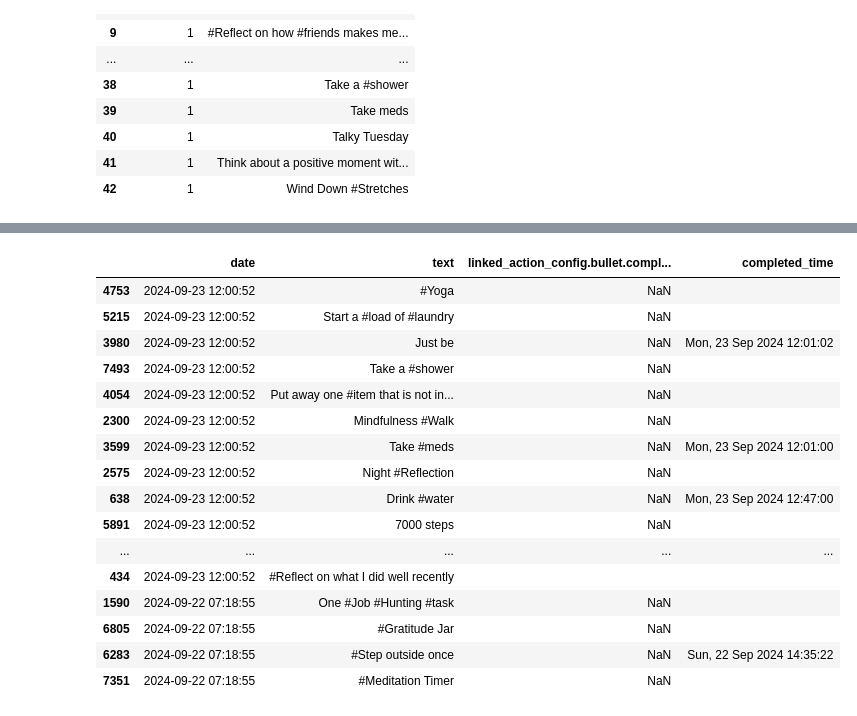
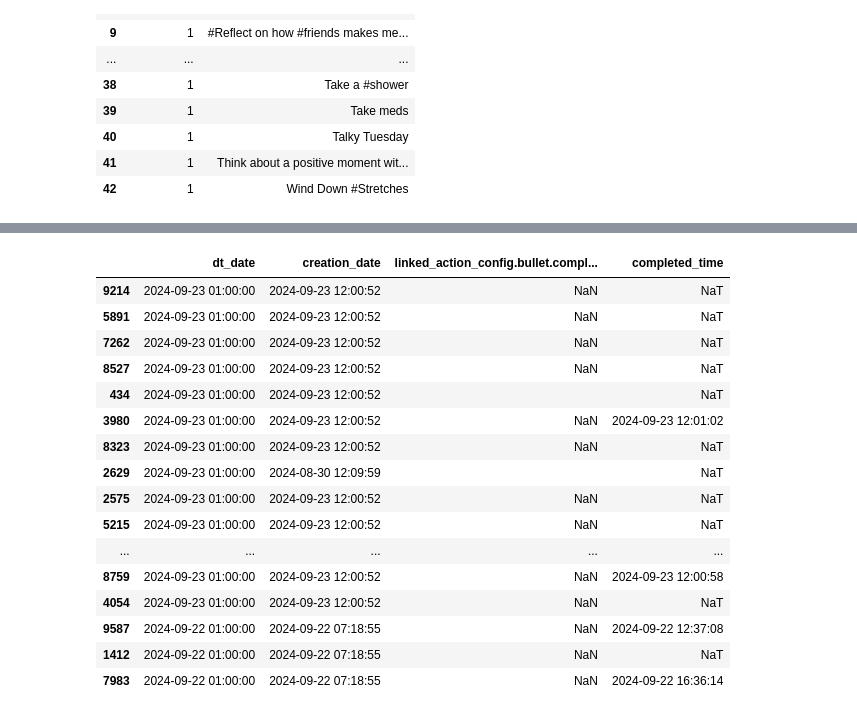
Before and after one commit to kaley-neufeld/Mental-Health-Project, a Jupyter notebook: explanatory variables exploration.ipynb, the cells around one changed output, grey strips where cells are left out. Drawn from its saved outputs; the diff is of its cells as text; code cells hidden in the pictures.

```diff
--- a/explanatory variables exploration.ipynb
+++ b/explanatory variables exploration.ipynb
@@ -3,7 +3,7 @@ import pandas as pd
 # %%
 data_location = 'C:/Users/kaley/OneDrive/Documents/Coding Stuff/Data Science/Mental Health Project/Sample Data/'
 # C:\Users\kaley\OneDrive\Documents\Coding Stuff\Data Science\Mental Health Project\Sample Data\FinchExport_2024-09-23
-variables_data_location = data_location+'FinchExport_2024-09-23/Bullet.json'
+variables_data_location = data_location+'FinchExport_2025-03-01/Bullet.json'
 # %%
 data_series = pd.read_json(variables_data_location, typ='series')
 # %%
@@ -213,7 +265,9 @@ bullets.query("bullet_type == 1 or bullet_type == 4").reset_index().drop_duplica
 | 42 | 1 | Wind Down #Stretches |
 # %%
 goals = data_df.query("bullet_type == 1 or bullet_type == 4")
-goals['date'] = pd.to_datetime(goals.creation_time)
+goals['creation_date'] = pd.to_datetime(goals.creation_time)
+goals['dt_date'] = pd.to_datetime(goals.dt)
+goals['completed_time'] = pd.to_datetime(goals.completed_time)
 # %% [output]
 A value is trying to be set on a copy of a slice from a DataFrame.
 Try using .loc[row_indexer,col_indexer] = value instead
@@ -286,20 +350,20 @@ goals[['date','text','score','completed_time']].sort_values('date',ascending=Fal
 # %%
-goals[['date','text','linked_action_config.bullet.completed_time','completed_time']].sort_values('date',ascending=False).head(25)
+goals[['dt_date','creation_date','linked_action_config.bullet.completed_time','completed_time']].sort_values('dt_date',ascending=False).head(25)
 # %% [output]
-|  | date | text | linked_action_config.bullet.compl... | completed_time |
-| 4753 | 2024-09-23 12:00:52 | #Yoga | NaN |  |
-| 5215 | 2024-09-23 12:00:52 | Start a #load of #laundry | NaN |  |
-| 3980 | 2024-09-23 12:00:52 | Just be | NaN | Mon, 23 Sep 2024 12:01:02 |
-| 7493 | 2024-09-23 12:00:52 | Take a #shower | NaN |  |
-| 4054 | 2024-09-23 12:00:52 | Put away one #item that is not in... | NaN |  |
-| 2300 | 2024-09-23 12:00:52 | Mindfulness #Walk | NaN |  |
-| 3599 | 2024-09-23 12:00:52 | Take #meds | NaN | Mon, 23 Sep 2024 12:01:00 |
-| 2575 | 2024-09-23 12:00:52 | Night #Reflection | NaN |  |
-| 638 | 2024-09-23 12:00:52 | Drink #water | NaN | Mon, 23 Sep 2024 12:47:00 |
-| 5891 | 2024-09-23 12:00:52 | 7000 steps | NaN |  |
+|  | dt_date | creation_date | linked_action_config.bullet.compl... | completed_time |
+| 9214 | 2024-09-23 01:00:00 | 2024-09-23 12:00:52 | NaN | NaT |
+| 5891 | 2024-09-23 01:00:00 | 2024-09-23 12:00:52 | NaN | NaT |
+| 7262 | 2024-09-23 01:00:00 | 2024-09-23 12:00:52 | NaN | NaT |
+| 8527 | 2024-09-23 01:00:00 | 2024-09-23 12:00:52 | NaN | NaT |
+| 434 | 2024-09-23 01:00:00 | 2024-09-23 12:00:52 |  | NaT |
+| 3980 | 2024-09-23 01:00:00 | 2024-09-23 12:00:52 | NaN | 2024-09-23 12:01:02 |
+| 8323 | 2024-09-23 01:00:00 | 2024-09-23 12:00:52 | NaN | NaT |
+| 2629 | 2024-09-23 01:00:00 | 2024-08-30 12:09:59 |  | NaT |
+| 2575 | 2024-09-23 01:00:00 | 2024-09-23 12:00:52 | NaN | NaT |
+| 5215 | 2024-09-23 01:00:00 | 2024-09-23 12:00:52 | NaN | NaT |
 | ... | ... | ... | ... | ... |
-| 434 | 2024-09-23 12:00:52 | #Reflect on what I did well recently |  |  |
-| 1590 | 2024-09-22 07:18:55 | One #Job #Hunting #task | NaN |  |
-| 6805 | 2024-09-22 07:18:55 | #Gratitude Jar | NaN |  |
-| 6283 | 2024-09-22 07:18:55 | #Step outside once | NaN | Sun, 22 Sep 2024 14:35:22 |
-| 7351 | 2024-09-22 07:18:55 | #Meditation Timer | NaN |  |
+| 8759 | 2024-09-23 01:00:00 | 2024-09-23 12:00:52 | NaN | 2024-09-23 12:00:58 |
+| 4054 | 2024-09-23 01:00:00 | 2024-09-23 12:00:52 | NaN | NaT |
+| 9587 | 2024-09-22 01:00:00 | 2024-09-22 07:18:55 | NaN | 2024-09-22 12:37:08 |
+| 1412 | 2024-09-22 01:00:00 | 2024-09-22 07:18:55 | NaN | NaT |
+| 7983 | 2024-09-22 01:00:00 | 2024-09-22 07:18:55 | NaN | 2024-09-22 16:36:14 |
```
Also changed, not shown: parts of 13 cells of this notebook.
